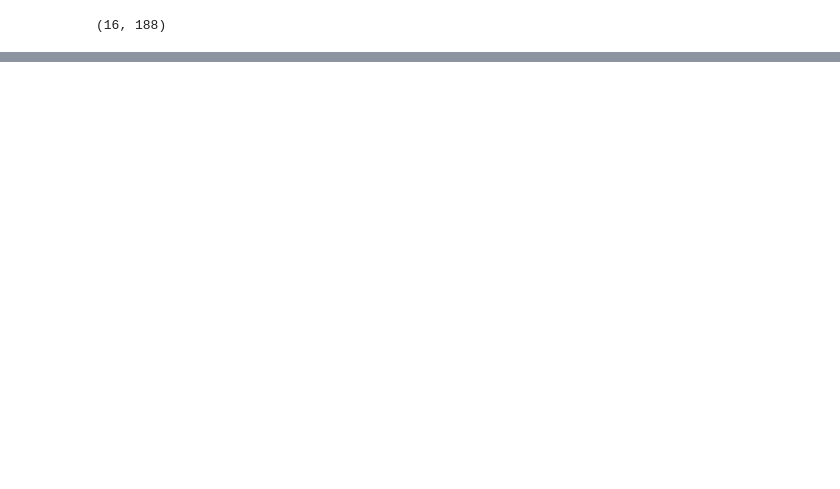
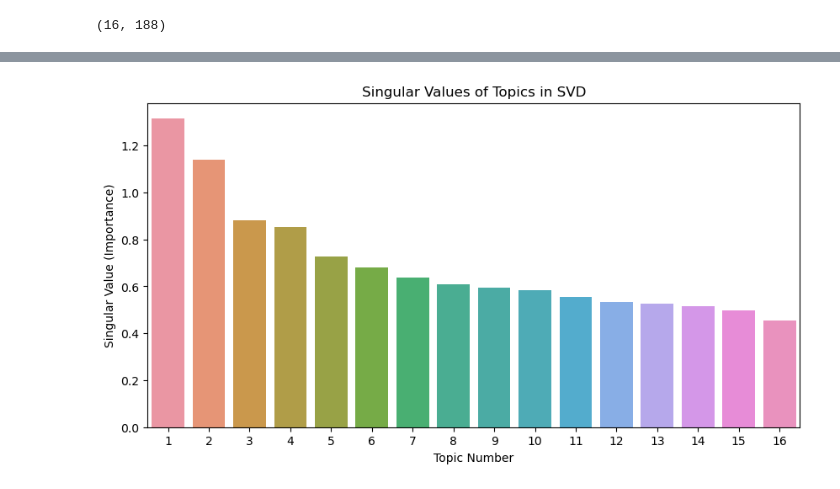
Before and after one commit to zaynpatel/LTA2061, a Jupyter notebook: PracticeLSA.ipynb, the cells around one changed output, grey strips where cells are left out. Drawn from its saved outputs; the diff is of its cells as text; code cells hidden in the pictures; blank space fills up the shorter version.

Commit message:
Fix small errors in eigenthing computation -- ordering, adding np.argsort, making figure

```diff
--- a/PracticeLSA.ipynb
+++ b/PracticeLSA.ipynb
@@ -236,15 +239,19 @@ AAT_eigenvalues, AAT_eigenvectors = np.linalg.eig(AAT)
 # By inspection we can see that the first 16 eigenvalues of ATA are non-zero
 # We also know that the rank between ATA and AAT is the same since the # of non-zero eigenvalues is the same
 ATA_nonzero_eig = ATA_eigenvalues[:16]
-ATA_nonzero_eig
-
 AAT_nonzero_eig = AAT_eigenvalues[:16]
 
+# Sort the eigenvalues of ATA and AAT - numpy documentation states these don't come ordered but we need them to be ordered for SVD
+# Need them to be ordered because the theoretical definition of SVD has ∑ with ordered singular values
+ATA_nonzero_eig_sort = np.argsort(ATA_nonzero_eig)[::-1]
+AAT_nonzero_eig_sort = np.argsort(AAT_nonzero_eig)[::-1]
+
+ATA_nonzero_eig = ATA_nonzero_eig[ATA_nonzero_eig_sort]
+AAT_nonzero_eig = AAT_nonzero_eig[AAT_nonzero_eig_sort]
 assert ATA_nonzero_eig.all() == AAT_nonzero_eig.all() # We confirm that the non-zero eigenvalues are equal
 assert np.linalg.matrix_rank(AAT) == np.linalg.matrix_rank(ATA)
 
 # SVD step 3: Build U, V, ∑ from the matrix information
-
 sigma = np.sqrt(AAT_nonzero_eig) # Already asserted these are the same eigenvalues as ATA. Take sqrt since we have ∑^2 when we do ATA or AAT
 sigma_matrix = np.diag(sigma) # Use np.diag so we get a matrix for sigma instead of a 16 x 1 vector
 
@@ -261,9 +268,9 @@ AAT_eigenvalues[0] # Answer: 1.7298486774104262
 ATA_eigenvalues[0] # Answer: 1.7298486774104356+0j
 
 V = ATA_eigenvectors[:16]
-
-# Selects all rows and all columns except for the last one - the last column had all zeros so it was incorrect
-U_truncated = U[:, :-1]
+U_truncated = U[:, :-1] # Selects all rows and all columns except for the last one - the last column had all zeros so it was incorrect
+U_truncated = U_truncated[:, AAT_nonzero_eig_sort]
+V = V[ATA_nonzero_eig_sort, :]
 
 assert U_truncated.shape == (16, 16) # Confirm the shape is m x r (r = rank)
 assert sigma_matrix.shape == (16, 16) # Confirm the shape is r x r (r = rank). We should only have as many singular values as our rank.
@@ -280,0 +341,11 @@ A.shape
+# %%
+# Bar plot of the singular values
+
+plt.figure(figsize=(10, 5))
+sns.barplot(x=np.arange(1, len(sigma) + 1), y=sigma)
+plt.xlabel("Topic Number")
+plt.ylabel("Singular Value (Importance)")
+plt.title("Singular Values of Topics in SVD")
+plt.show()
+# %% [output]
+[figure, added]
```
Also changed, not shown: parts of 5 cells of this notebook.
